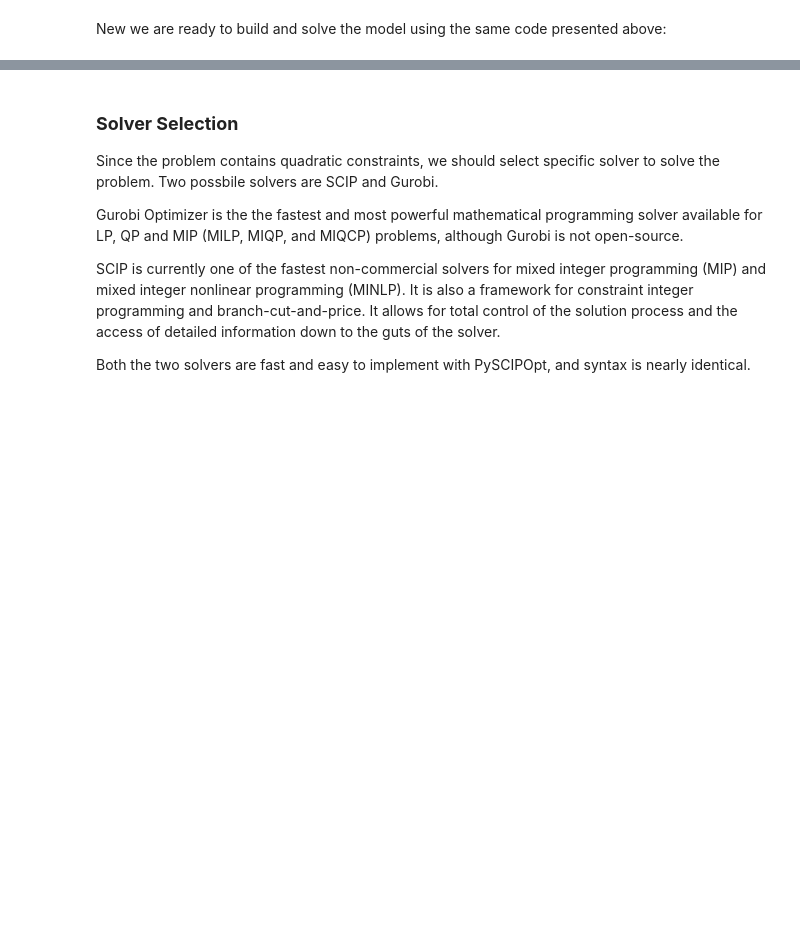
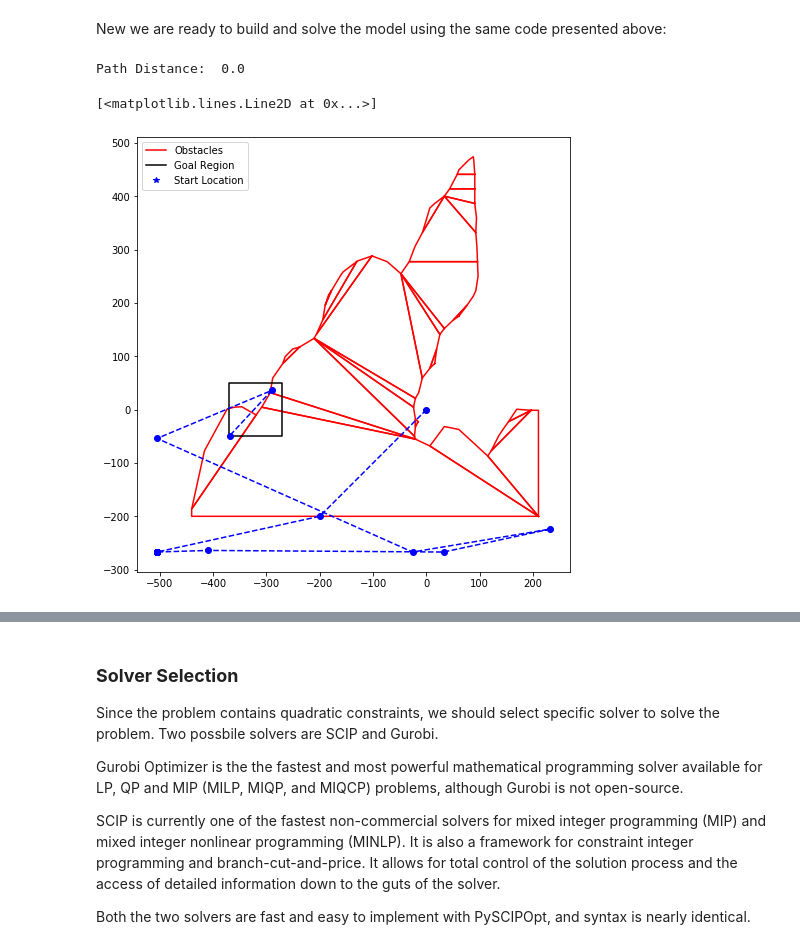
Before and after one commit to mschoder/autonomous-motion-planning, a Jupyter notebook: Team 4 - Motion Planning - V2 - SCIP.ipynb, the cells around one changed output, grey strips where cells are left out. Drawn from its saved outputs; the diff is of its cells as text; code cells hidden in the pictures; blank space fills up the shorter version.

```diff
--- a/Team 4 - Motion Planning - V2 - SCIP.ipynb
+++ b/Team 4 - Motion Planning - V2 - SCIP.ipynb
@@ -409,31 +410,36 @@ V_max = 100
 buffer = 1
 obs_list = obs_list_nm
 
-m, x, y, bounds = create_model(start, goal, obs_list, N, timestep, V_max, buffer)
+m,x,y,d,bounds = create_model(start, goal, obs_list, N, timestep, V_max, buffer)
 
 # Cutoff after 10 solutions so it doesn't run forever (optional)
-m.params.SolutionLimit = 10
+# m.params.SolutionLimit = 10
 m.optimize()
+m.
 # %%
-path_list, dist = parse_model_path(x,y)
+path_list, dist = parse_model_path(m,x,y,d)
 print("Path Distance: ", sum(dist))
 
 plt.figure(figsize=(14,8))
 for obs in obs_list_nmd:
     xcoords = [obs[c][0] for c in range(len(obs))]
     ycoords = [obs[c][1] for c in range(len(obs))]
     plt.plot(xcoords,ycoords,'-r')
 
 plt.gca().set_aspect('equal','box')
 plt.draw()
 # line1,= plt.plot(coord[:,0],coord[:,1],'-r',label='Obstacles')
 
 coord = np.array(ex_json_dict['goal']['geometry']['coordinates'])
 line2,=plt.plot(coord[:,0],coord[:,1],'k-',label='Goal Region')
 
 line3,=plt.plot(0,0,'*b',label='Start Location')
 plt.legend(handles=[line1,line2,line3],loc='best')
 
 xp = [i[0] for i in path_list]
 yp = [i[1] for i in path_list]
 plt.plot(xp,yp, linestyle='--', marker='o', color='b')
+# %% [output]
+Path Distance:  0.0
+[<matplotlib.lines.Line2D at 0x...>]
+[figure, added]
```
Also changed, not shown: parts of 8 cells of this notebook, 5 other files.
